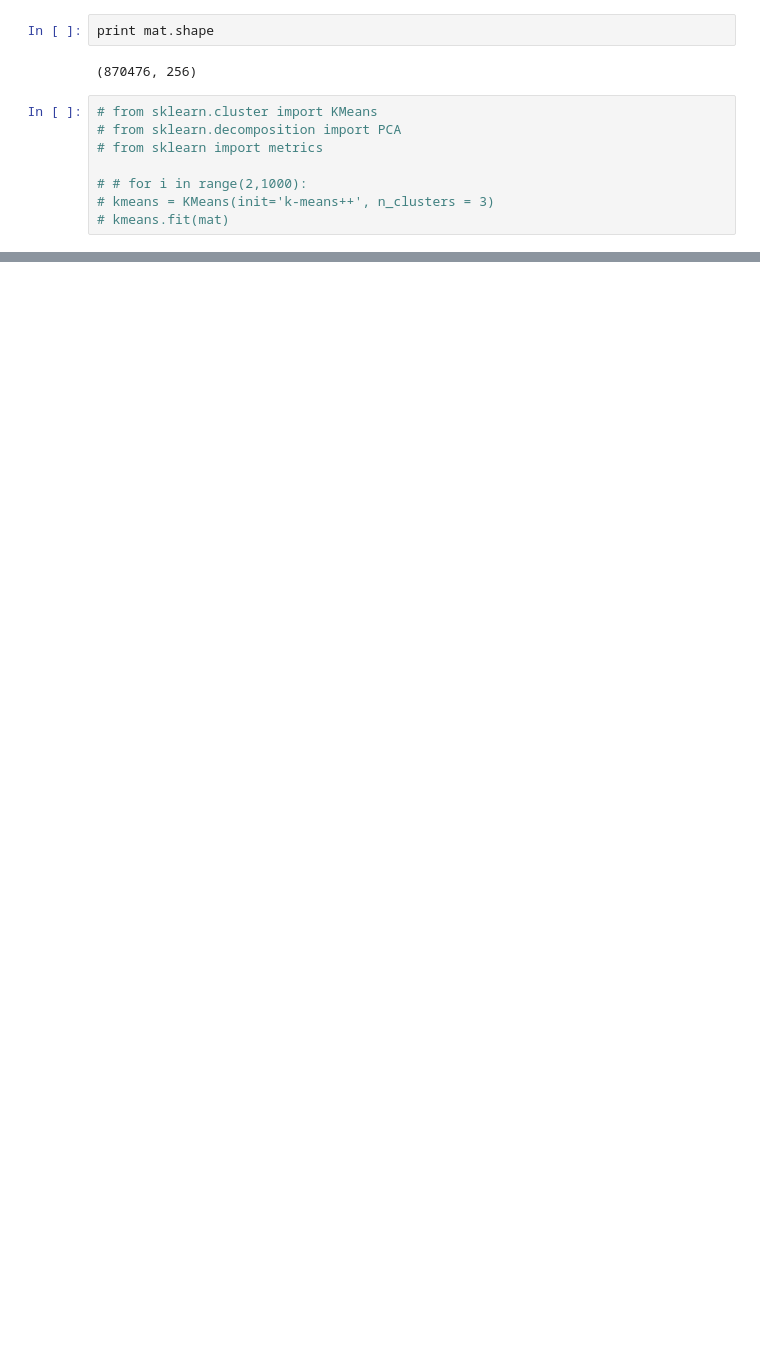
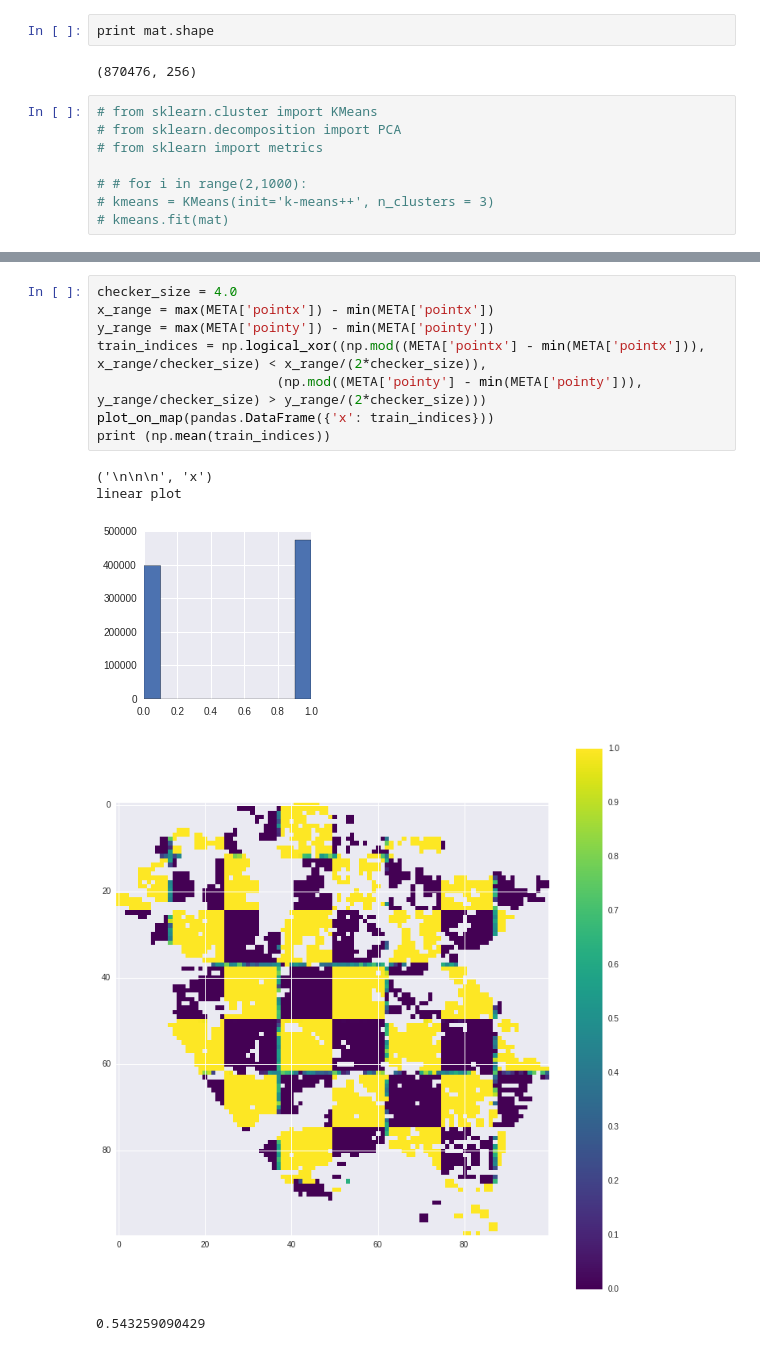
Before and after one commit to IJDykeman/storm_damage_prediction, a Jupyter notebook: final_model.ipynb, the cells around one changed output, grey strips where cells are left out. Cells and saved outputs as stored; diff of their text form; blank space fills up the shorter version.

```diff
--- a/final_model.ipynb
+++ b/final_model.ipynb
@@ -396,0 +250,14 @@ Optimization Finished!
+# %%
+checker_size = 4.0
+x_range = max(META['pointx']) - min(META['pointx'])
+y_range = max(META['pointy']) - min(META['pointy'])
+train_indices = np.logical_xor((np.mod((META['pointx'] - min(META['pointx'])), x_range/checker_size) < x_range/(2*checker_size)),
+                       (np.mod((META['pointy'] - min(META['pointy'])), y_range/checker_size) > y_range/(2*checker_size)))
+plot_on_map(pandas.DataFrame({'x': train_indices}))
+print (np.mean(train_indices))
+# %% [output]
+('\n\n\n', 'x')
+linear plot
+[figure, added]
+[figure, added]
+0.543259090429
```
Also changed, not shown: parts of 31 cells of this notebook, 2 other files.
